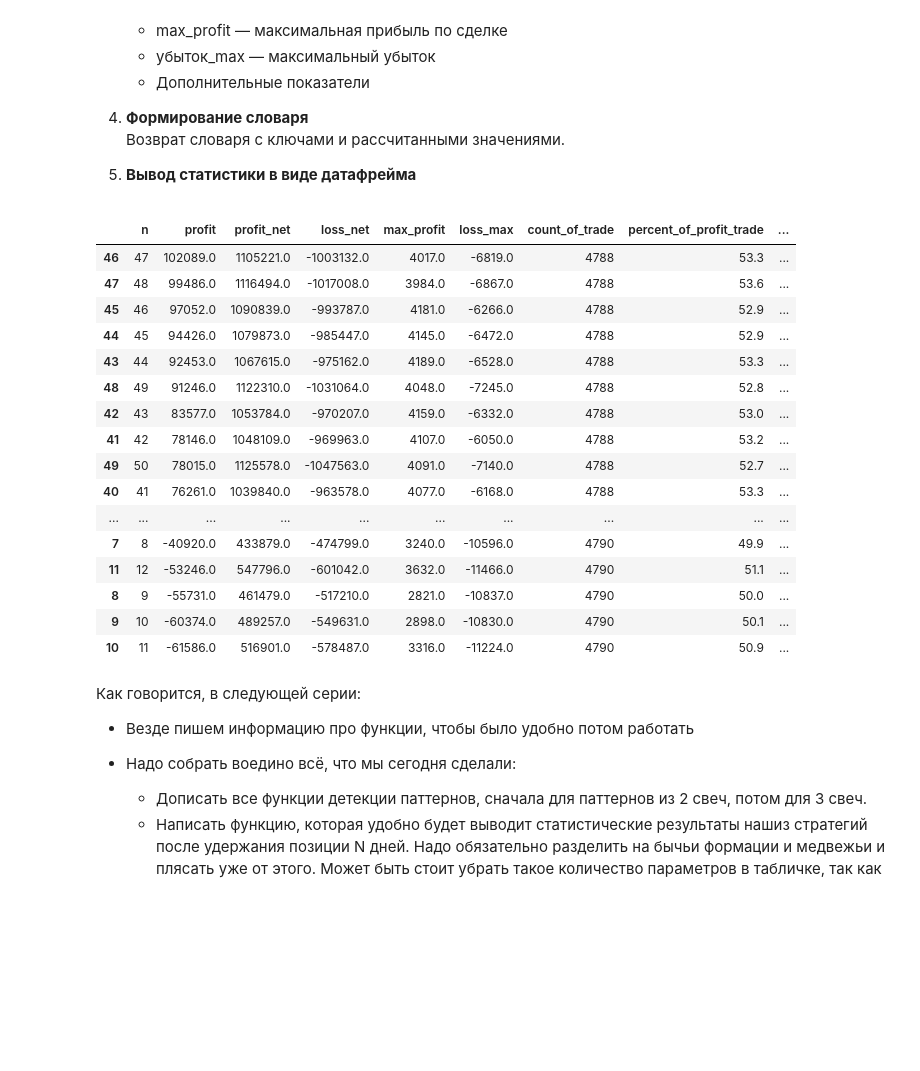
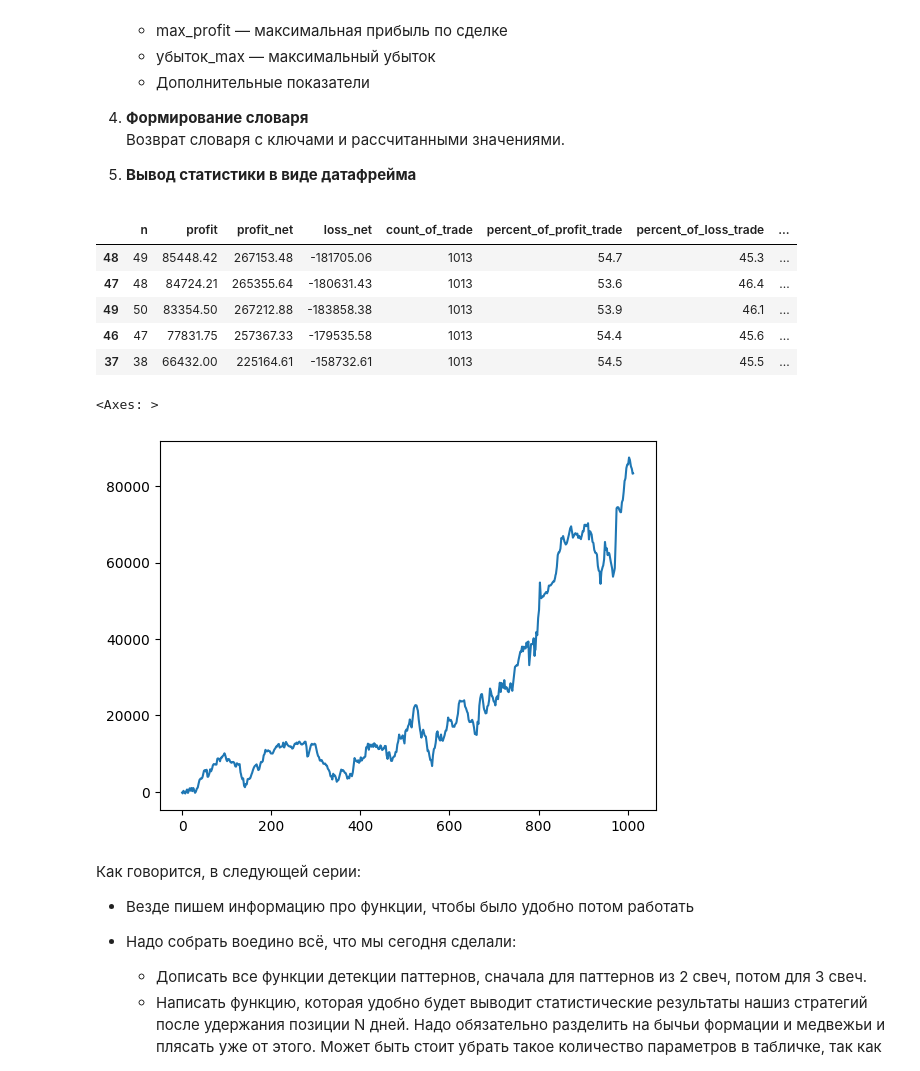
Before and after one commit to AlexKosuhin/AlgoTrading, a Jupyter notebook: Свечные паттерны/1.Обработка и детекция свечных паттернов.ipynb, the cells around one changed output. Drawn from its saved outputs; the diff is of its cells as text; code cells hidden in the pictures; blank space fills up the shorter version.

```diff
--- a/Свечные паттерны/1.Обработка и детекция свечных паттернов.ipynb
+++ b/Свечные паттерны/1.Обработка и детекция свечных паттернов.ipynb
@@ -406,31 +355,2 @@ def lst_trade_statistics_bull(data):
-# %%
-def lst_trade_statistics_bull(data):
-    all_result = []
-    for n in range(1, 51):
-        results_system = []
-        entry_price = data['open']
-
-
-
-
-        for i in range(len(data) - (n + 2)):
-            if data.loc[i, 'pattern'] == 1:
-                entry_row = data.iloc[i + 2] # Строка, на которой мы входим
-                entry_price = entry_row['open']
-                over_n_candle_row = data.iloc[i + (n + 2)] # Свеча на которой мы фиксируем сделку
-                exit_price = over_n_candle_row['close']
-                commision = 0.01
-                profit = exit_price - entry_price
-                if profit > 0:
-                    profit_net = profit * (1 - commision)
-                else:
-                    profit_net = profit * (1 + commision)
-                results_system.append(profit_net)
-        all_result.append(results_system)
-
-
-    return all_result
-# %%
-result = lst_trade_statistics(sber_1h_bullish_harami)
 # %%
 # Код то работает только для бычьих паттернов
@@ -487,25 +472,22 @@ def calculate_trade_statistics(lst):
     return df
 # %%
-new = calculate_trade_statistics(result)
-new.drop('cumsum', axis=1)
+sber_1h_bull = detection_bullish_engulfing_pattern(sber_1h, filtr='2_loss_candle_before_pattern')
+new = calculate_trade_statistics(sber_1h_bull, full='YES')
+new.head()
 # %% [output]
-|  | n | profit | profit_net | loss_net | max_profit | loss_max | count_of_trade | percent_of_profit_trade | ... |
-| 46 | 47 | 102089.0 | 1105221.0 | -1003132.0 | 4017.0 | -6819.0 | 4788 | 53.3 | ... |
-| 47 | 48 | 99486.0 | 1116494.0 | -1017008.0 | 3984.0 | -6867.0 | 4788 | 53.6 | ... |
-| 45 | 46 | 97052.0 | 1090839.0 | -993787.0 | 4181.0 | -6266.0 | 4788 | 52.9 | ... |
-| 44 | 45 | 94426.0 | 1079873.0 | -985447.0 | 4145.0 | -6472.0 | 4788 | 52.9 | ... |
-| 43 | 44 | 92453.0 | 1067615.0 | -975162.0 | 4189.0 | -6528.0 | 4788 | 53.3 | ... |
-| 48 | 49 | 91246.0 | 1122310.0 | -1031064.0 | 4048.0 | -7245.0 | 4788 | 52.8 | ... |
-| 42 | 43 | 83577.0 | 1053784.0 | -970207.0 | 4159.0 | -6332.0 | 4788 | 53.0 | ... |
-| 41 | 42 | 78146.0 | 1048109.0 | -969963.0 | 4107.0 | -6050.0 | 4788 | 53.2 | ... |
-| 49 | 50 | 78015.0 | 1125578.0 | -1047563.0 | 4091.0 | -7140.0 | 4788 | 52.7 | ... |
-| 40 | 41 | 76261.0 | 1039840.0 | -963578.0 | 4077.0 | -6168.0 | 4788 | 53.3 | ... |
-| ... | ... | ... | ... | ... | ... | ... | ... | ... | ... |
-| 7 | 8 | -40920.0 | 433879.0 | -474799.0 | 3240.0 | -10596.0 | 4790 | 49.9 | ... |
-| 11 | 12 | -53246.0 | 547796.0 | -601042.0 | 3632.0 | -11466.0 | 4790 | 51.1 | ... |
-| 8 | 9 | -55731.0 | 461479.0 | -517210.0 | 2821.0 | -10837.0 | 4790 | 50.0 | ... |
-| 9 | 10 | -60374.0 | 489257.0 | -549631.0 | 2898.0 | -10830.0 | 4790 | 50.1 | ... |
-| 10 | 11 | -61586.0 | 516901.0 | -578487.0 | 3316.0 | -11224.0 | 4790 | 50.9 | ... |
+|  | n | profit | profit_net | loss_net | count_of_trade | percent_of_profit_trade | percent_of_loss_trade | ... |
+| 48 | 49 | 85448.42 | 267153.48 | -181705.06 | 1013 | 54.7 | 45.3 | ... |
+| 47 | 48 | 84724.21 | 265355.64 | -180631.43 | 1013 | 53.6 | 46.4 | ... |
+| 49 | 50 | 83354.50 | 267212.88 | -183858.38 | 1013 | 53.9 | 46.1 | ... |
+| 46 | 47 | 77831.75 | 257367.33 | -179535.58 | 1013 | 54.4 | 45.6 | ... |
+| 37 | 38 | 66432.00 | 225164.61 | -158732.61 | 1013 | 54.5 | 45.5 | ... |
+# %%
+import seaborn as sns
+result = new.loc[49,'cumsum']
+sns.lineplot(result)
+# %% [output]
+<Axes: >
+[figure, added]
 # %% [markdown]
 Как говорится, в следующей серии:
 - Везде пишем информацию про функции, чтобы было удобно потом работать
```
Also changed, not shown: parts of 9 cells of this notebook.
